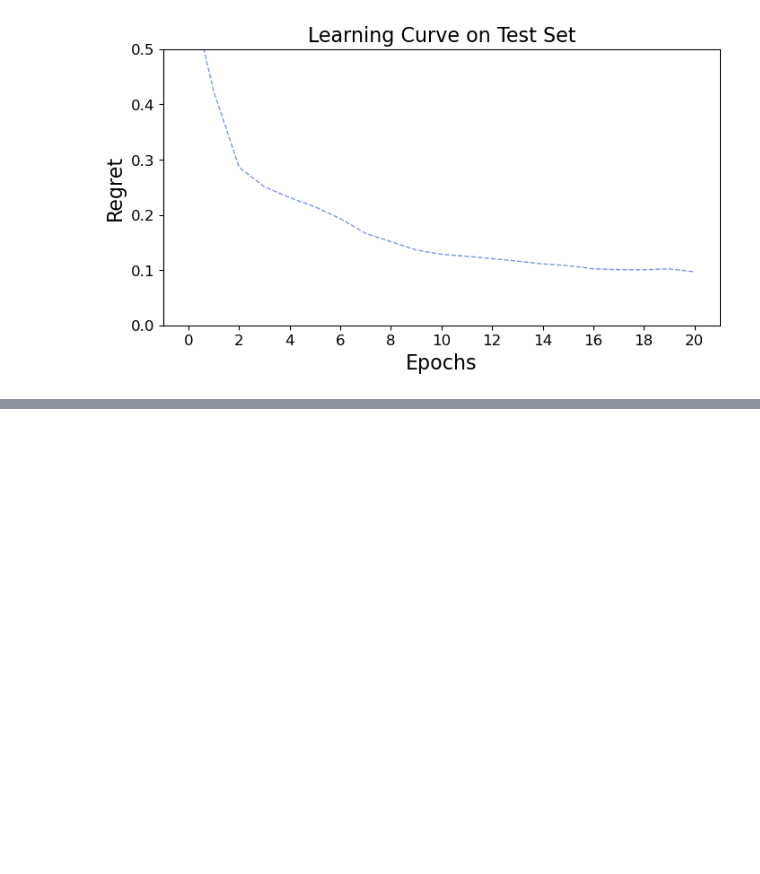
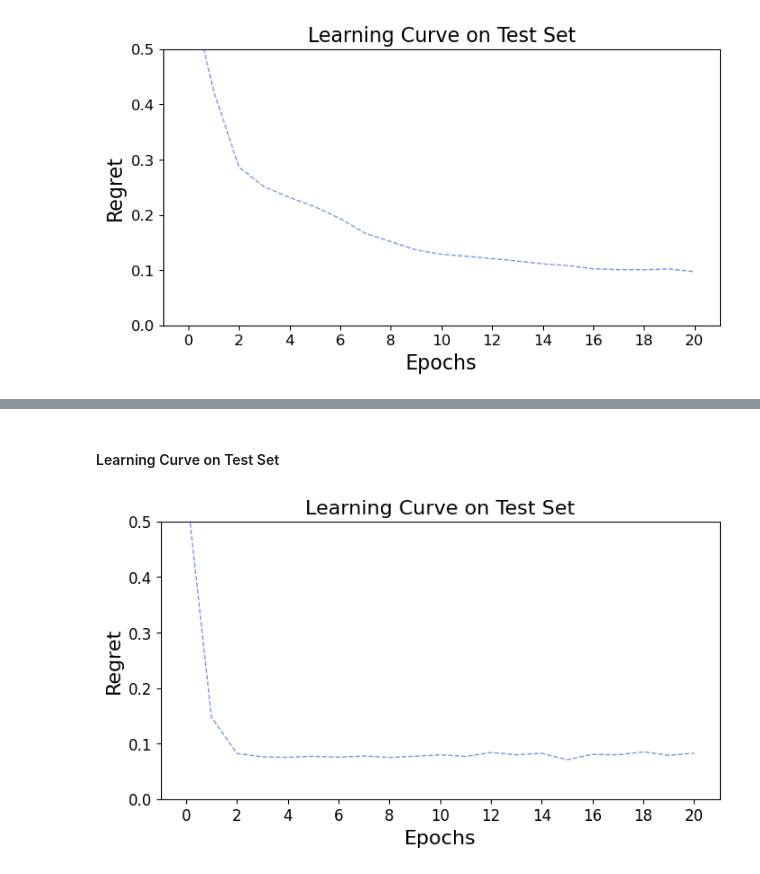
Before and after one commit to khalil-research/PyEPO, a Jupyter notebook: notebooks/03 Training and Testing.ipynb, the cells around one changed output, grey strips where cells are left out. Drawn from its saved outputs; the diff is of its cells as text; code cells hidden in the pictures; blank space fills up the shorter version.

```diff
--- a/notebooks/03 Training and Testing.ipynb
+++ b/notebooks/03 Training and Testing.ipynb
@@ -627,0 +719,15 @@ plt.show()
+# %% [markdown]
+#### Learning Curve on Test Set
+# %%
+# draw plot for regret on test
+fig = plt.figure(figsize=(8, 4))
+plt.plot(range(num_epochs+1), loss_log_regret, color="royalblue", ls="--", alpha=0.7, lw=1)
+plt.xticks(range(0, num_epochs+1, 2), fontsize=12)
+plt.yticks(fontsize=12)
+plt.ylim(0, 0.5)
+plt.xlabel("Epochs", fontsize=16)
+plt.ylabel("Regret", fontsize=16)
+plt.title("Learning Curve on Test Set", fontsize=16)
+plt.show()
+# %% [output]
+[figure, added]
```
Also changed, not shown: parts of 13 cells of this notebook.
